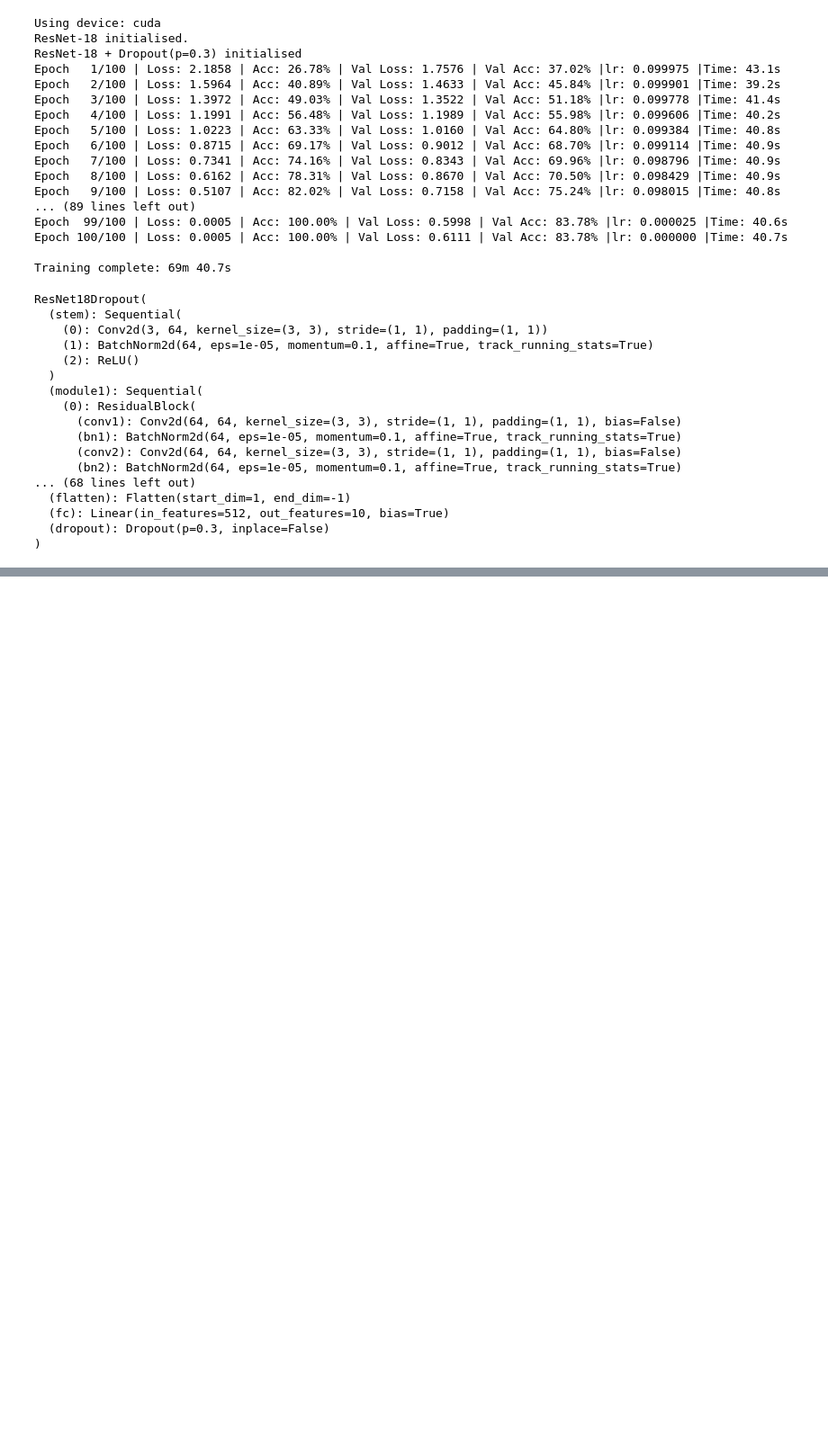
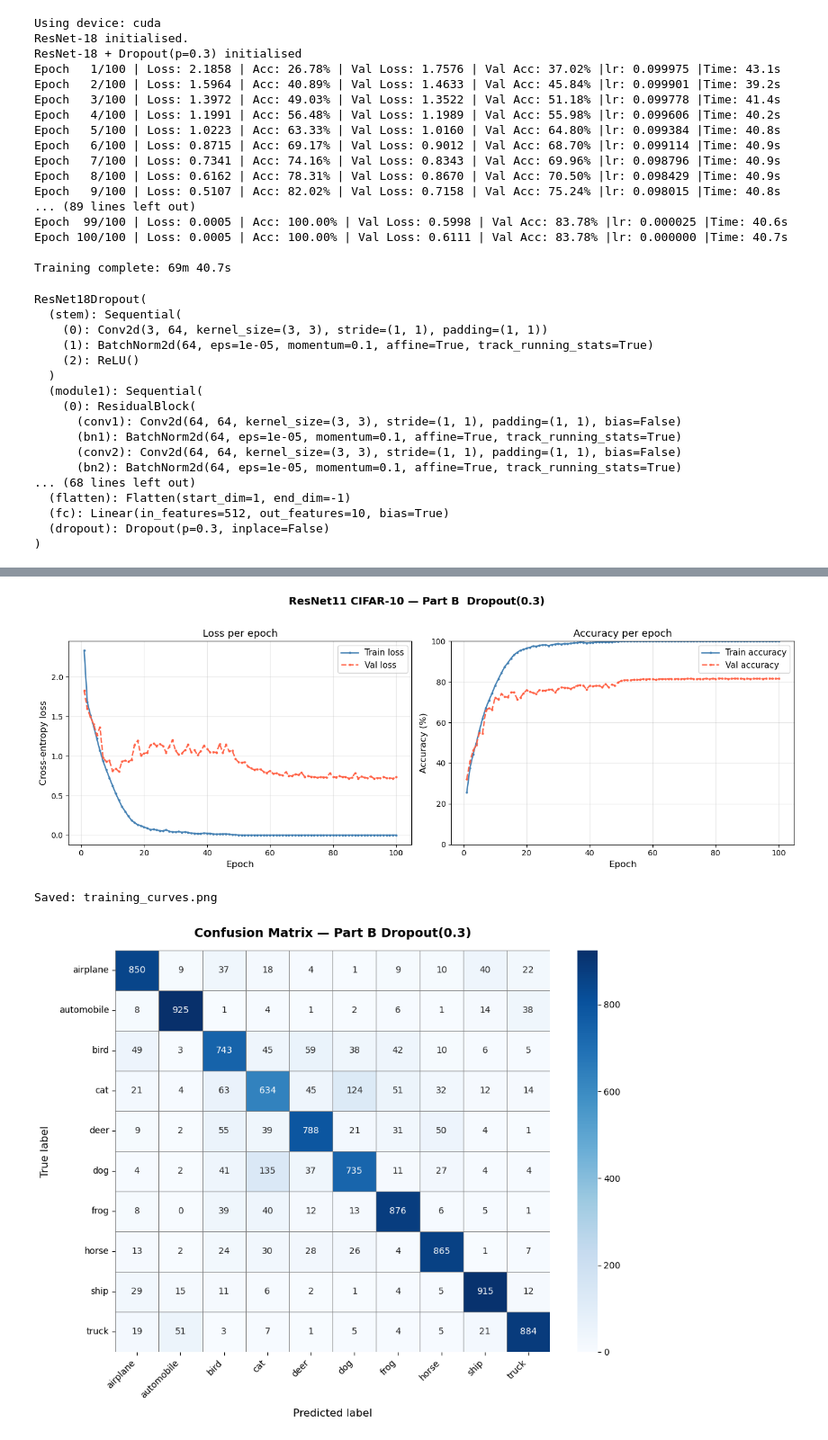
Before and after one commit to runo313/Deep-Learning, a Jupyter notebook: CNNs/ResNet18.ipynb, the cells around one changed output, grey strips where cells are left out. Shown at 90% size. Drawn from its saved outputs; the diff is of its cells as text; code cells hidden in the pictures; blank space fills up the shorter version.

```diff
--- a/CNNs/ResNet18.ipynb
+++ b/CNNs/ResNet18.ipynb
@@ -576,0 +627,10 @@ ResNet18Dropout(
+# %%
+rn11_d3 = ResNet11Dropout(eta=0.1, n_iter=60, batch_size=128,
+                           random_state=42, dropout_rate=0.3)
+rn11_d3.fit(X_train, y_train, X_val, y_val)
+
+plot_curves(rn18_d5, title='ResNet11 CIFAR-10 — Part B  Dropout(0.3)')
+
+plot_confusion_matrix(rn18_d5, X_test, y_test,
+                      title='Confusion Matrix — Part B Dropout(0.3)')
+# %% [output]
@@ -576,0 +654,3 @@ ResNet18Dropout(
+[figure, added]
+Saved: training_curves.png
+[figure, added]
```
Also changed, not shown: parts of 5 cells of this notebook.
